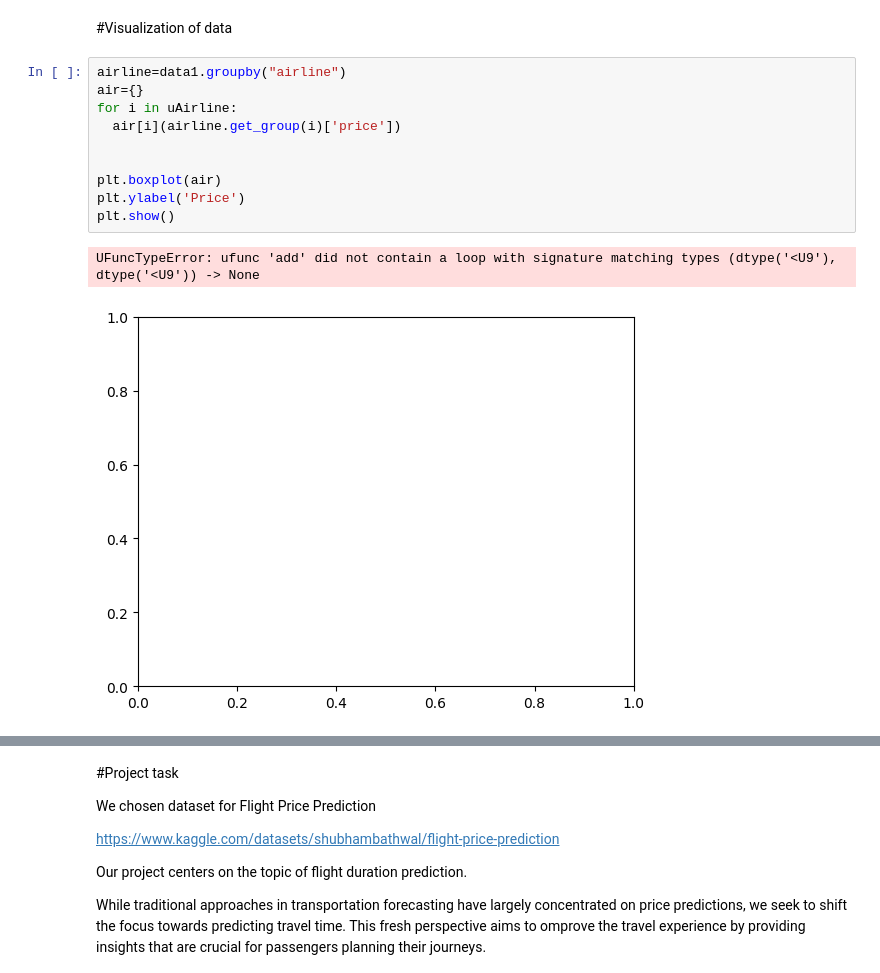
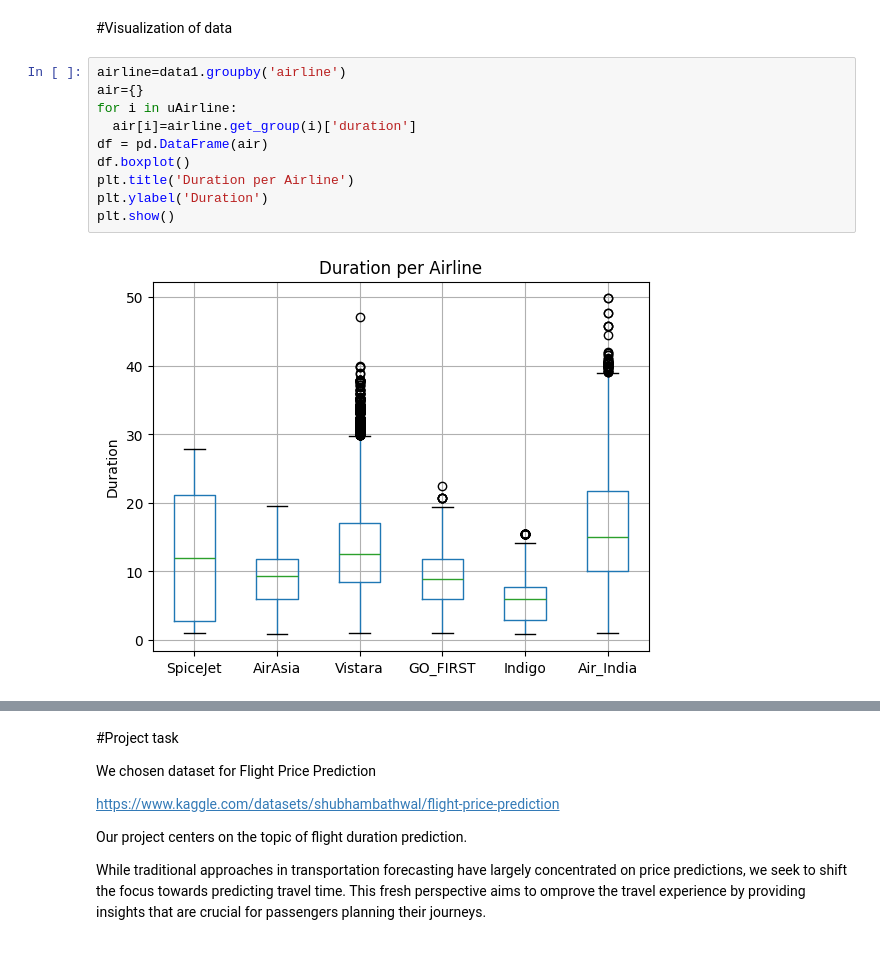
Before and after one commit to jadrzy/ProjectPythonForMachineLearning, a Jupyter notebook: notebooks/InitialDataAnalysis.ipynb, the cells around one changed output, grey strips where cells are left out. Drawn from its saved outputs; the diff is of its cells as text.

```diff
--- a/notebooks/InitialDataAnalysis.ipynb
+++ b/notebooks/InitialDataAnalysis.ipynb
@@ -308,15 +323,14 @@ dtype: float64
 # %% [markdown]
 #Visualization of data
 # %%
-airline=data1.groupby("airline")
+airline=data1.groupby('airline')
 air={}
 for i in uAirline:
-  air[i](airline.get_group(i)['price'])
-
-
-plt.boxplot(air)
-plt.ylabel('Price')
+  air[i]=airline.get_group(i)['duration']
+df = pd.DataFrame(air)
+df.boxplot()
+plt.title('Duration per Airline')
+plt.ylabel('Duration')
 plt.show()
 # %% [output]
-UFuncTypeError: ufunc 'add' did not contain a loop with signature matching types (dtype('<U9'), dtype('<U9')) -> None
-[figure, old version]
+[figure, new version]
```
Also changed, not shown: parts of 22 cells of this notebook.
